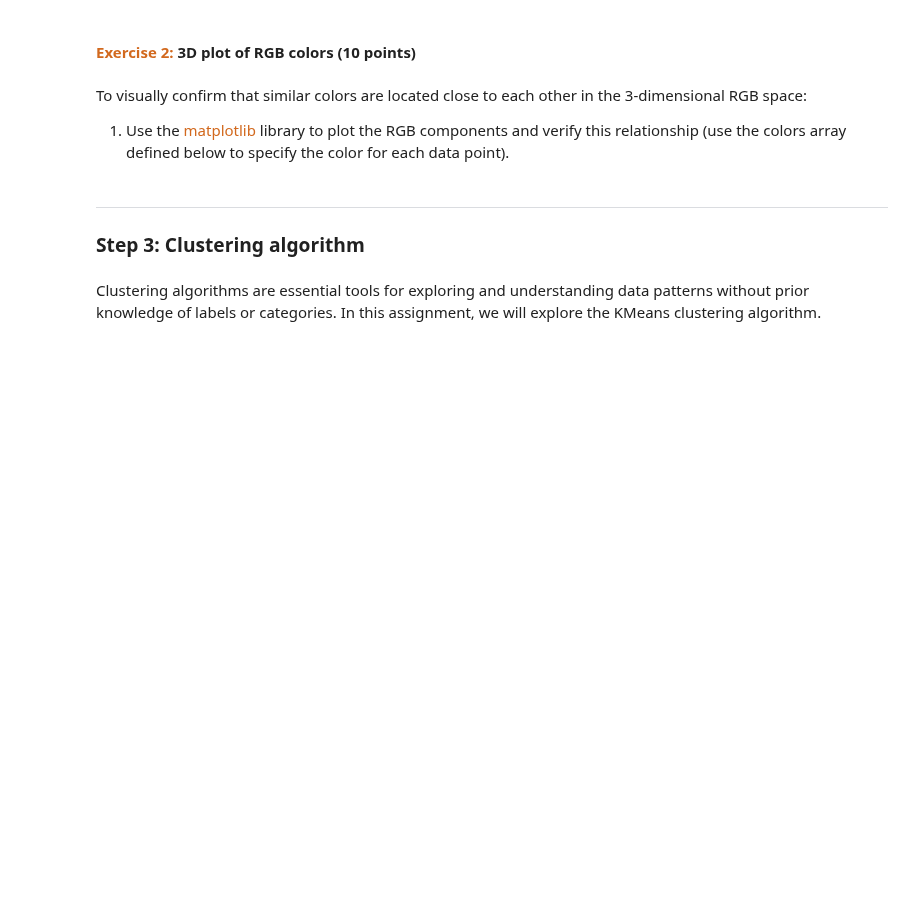
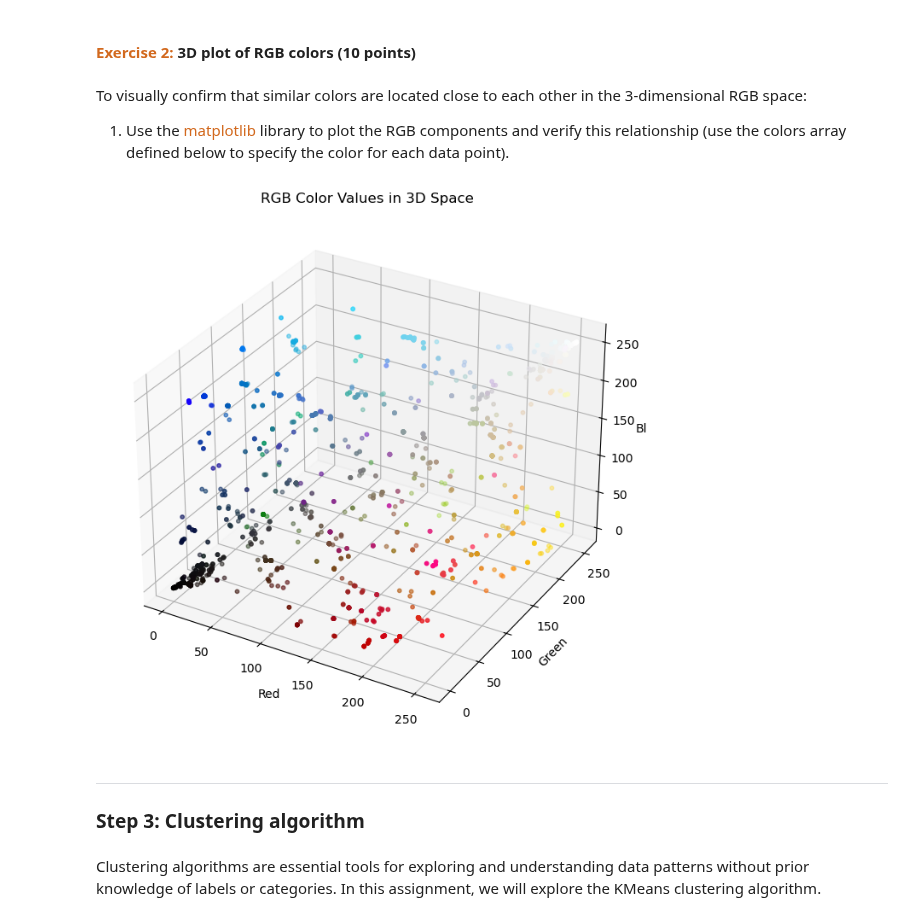
Before and after one commit to user10970/207_Machine_Learning, a Jupyter notebook: 08_Kmeans_Clustering.ipynb, the cells around one changed output. Drawn from its saved outputs; the diff is of its cells as text; code cells hidden in the pictures; blank space fills up the shorter version.

```diff
--- a/08_Kmeans_Clustering.ipynb
+++ b/08_Kmeans_Clustering.ipynb
@@ -53,7 +53,7 @@ Before creating a predictive model, it was essential to classify the colors of t
 It's important to note that if the color values were uniformly distributed, clustering would not provide any valuable insights.
 # %%
 # read data
-data_file = "./data/RGB_colors/HW08_rgb_colors.csv"
+data_file = "./data/HW08_rgb_colors.csv"
 df_colors = pandas.read_csv(data_file)
 # %% [markdown]
 #### <span style="color:chocolate"> Exercise 1:</span> Getting to know the data (10 points)
@@ -78,9 +105,19 @@ To visually confirm that similar colors are located close to each other in the 3
 # %%
 # define colors
 colors = np.array(df_colors.values)/255 # colors need to be (r,b,g) tuple in the range of 0-1
 
 # create the 3D scatter plot
-## YOUR CODE HERE ##
+fig = plt.figure(figsize=(10, 8))
+ax = fig.add_subplot(111, projection='3d')
+# Plot each RGB triple at its red, green, and blue coordinates.
+ax.scatter(df_colors['red'], df_colors['green'], df_colors['blue'], c=colors, s=10)
+ax.set_title('RGB Color Values in 3D Space')
+ax.set_xlabel('Red')
+ax.set_ylabel('Green')
+ax.set_zlabel('Blue')
+plt.show()
+# %% [output]
+[figure, added]
 # %% [markdown]
 ---
 ### Step 3: Clustering algorithm
```
Also changed, not shown: parts of 13 cells of this notebook, 2 other files.
